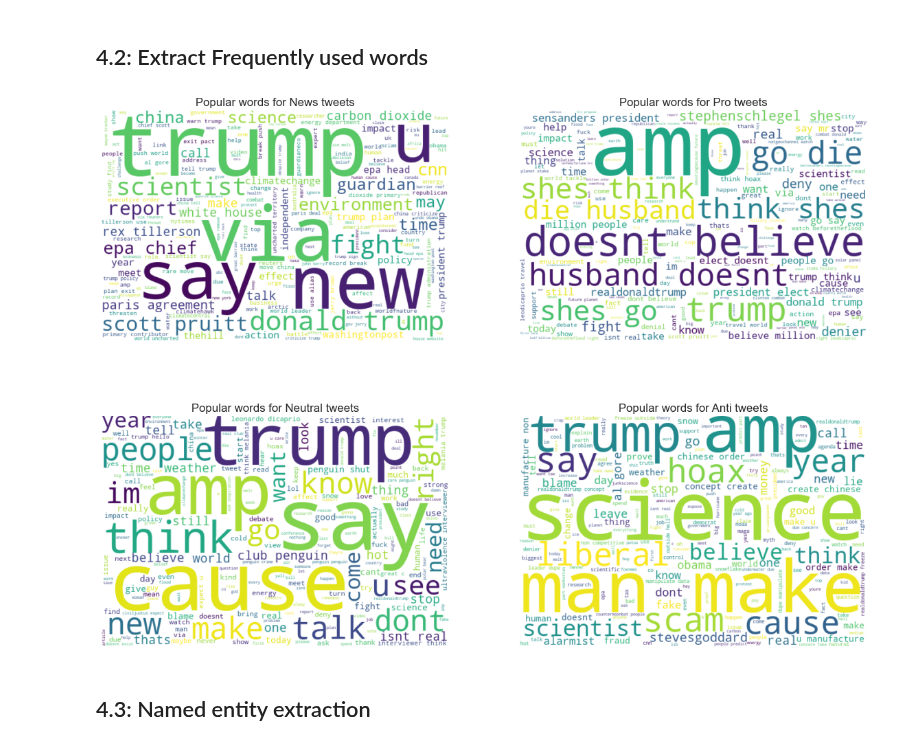
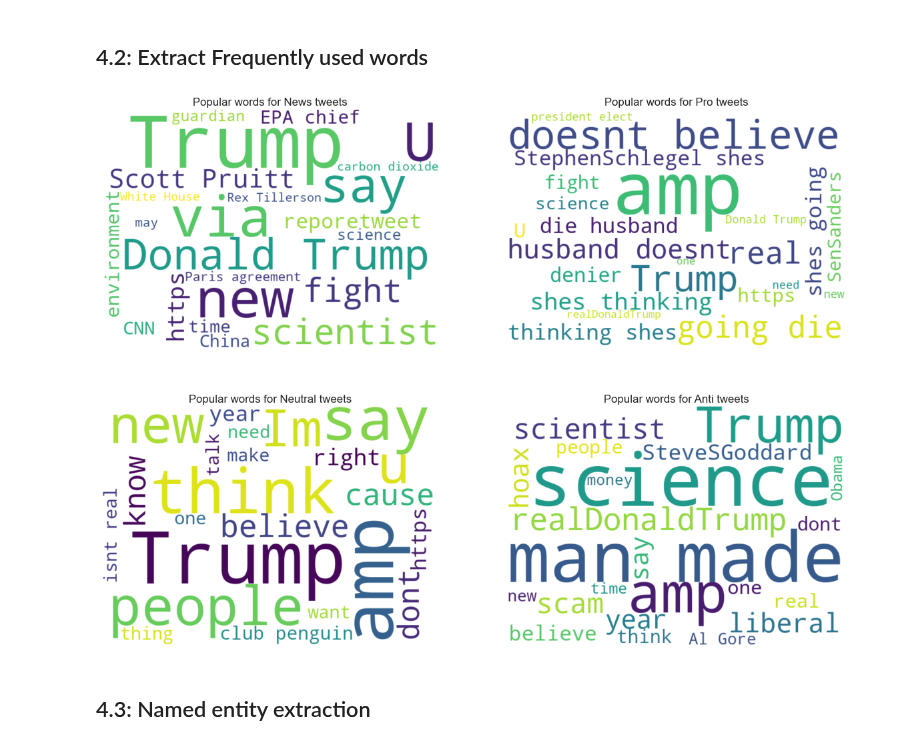
Before and after one commit to Mahlomola-Moses/classification-predict-streamlit-template, a Jupyter notebook: Team_JS_2_Predict.ipynb, the cells around one changed output. Cells and saved outputs as stored; diff of their text form; code cells hidden in the pictures.

Commit message:
Update params, wordcloud

```diff
--- a/Team_JS_2_Predict.ipynb
+++ b/Team_JS_2_Predict.ipynb
@@ -160,16 +160,22 @@ Function for cleaning the data:
 * Remove stop words
 * Lemmitazation
 # %%
-def clean_tweets(message, remove_stopwords=False):
+def clean_tweets(message, remove_stopwords=False, eda = False, lemma=True):
     """
     A function to preprocess tweets for model training and exploratory data analysis
-    :param message: String, to be cleaned
-    :param remove_stopwords: Bool, defualt is False, set to true if using message for EDA
+    :param message: String, message to be cleaned
+    :param remove_stopwords: Bool, defualt is False, set to true to remove stopwords
+    :param eda: Bool, defualt is False, set to true to return cleaned but readable string
+    :param lemma: Bool, deafautl is True, lemmatize.
     return: String, message
     """
 
-    # change all words into lower case
-    message = message.lower()
+    if eda == False:
+        # change all words into lower case
+        message = message.lower()
+
+    if eda == True:
+        message = re.sub('RT|rt','retweet',message)
 
     # replace all url-links with url-web
     url = r'http[s]?://(?:[A-Za-z]|[0-9]|[$-_@.&+]|[!*\(\),]|(?:%[0-9A-Fa-f][0-9A-Fa-f]))+'
@@ -180,30 +186,30 @@ def clean_tweets(message, remove_stopwords=False):
     message = re.sub(r'[^\w\s]','',message)
     message = re.sub('[0-9]+', '', message)
     message = re.sub(r'[!"#$%&()*+,-./:;<=>?@[\]^_`{|}~âã¢¬¦¢’‘‚…]', ' ', message)
-    message = re.sub("â|ã", " ", message)  # removes strange character
+    message = re.sub("â|ã|Ã|Â", " ", message)  # removes strange character
     message = re.sub("\\s+", " ", message)  # fills white spaces
     message = message.lstrip()  # removes whitespaces before string
     message = message.rstrip()  # removes whitespaces after string
 
-    # remove stopwords if wordcloud
+
     if remove_stopwords == True:
+        # remove stopwords if wordcloud
         stop_words = stopwords.words('english')
         stop_words.append('web')
         stop_words.append('climate')
         stop_words.append('change')
         stop_words.append('global')
         stop_words.append('warming')
-        stop_words.append('rt')
+        stop_words.append('retweet')
         stop_words.append('u')
         message = ' '.join([word for word in message.split(' ') if not word in stop_words])
 
-
-    # lemmatizing all words
-    message = message.lower()
-    lemmatizer = WordNetLemmatizer()
-    message = [lemmatizer.lemmatize(token) for token in message.split(" ")]
-    message = [lemmatizer.lemmatize(token, "v") for token in message]
-    message = " ".join(message)
+    if lemma == True:
+      # lemmatizing all words
+        lemmatizer = WordNetLemmatizer()
+        message = [lemmatizer.lemmatize(token) for token in message.split(" ")]
+        message = [lemmatizer.lemmatize(token, "v") for token in message]
+        message = " ".join(message)
 
     return message
 # %%
@@ -375,7 +380,8 @@ plt.show()
 ## 4.2: Extract Frequently used words
 # %%
 # prep data for eda by removing stop words
-train['message_clean_eda']=train['message'].apply(lambda x: clean_tweets(message =x, remove_stopwords=True))
+train['message_clean_eda']=train['message'].apply(lambda x: clean_tweets(message =x, remove_stopwords=True,
+                                                                         eda=True, lemma=False))
 # %%
 news_tweets = ' '.join([text for text in train['message_clean_eda']
                         [train['sentiment'] == 2]])
@@ -392,26 +398,27 @@ full_title = ['Popular words for News tweets',
               'Popular words for Anti tweets']
 tweet_list = [news_tweets, pro_tweets,neutral_tweets, anti_tweets]
 # %%
-# Create word clouds of the most common words in each sentiment class
-wc = WordCloud(width=600, height=400,
+# Create word clouds of the 23 most common words in each sentiment class
+wc = WordCloud(width=700, height=500,
                background_color='white',
+               max_words = 23,
                max_font_size=150, random_state=42)
 
 plt.rcParams['figure.figsize'] = [20, 15]
 
 # Create subplots
 
 for i in range(0, len(tweet_list)):
     wc.generate(tweet_list[i])
 
     plt.subplot(2, 2, i + 1)
     plt.imshow(wc, interpolation='bilinear')
     plt.axis("off")
     plt.title(full_title[i])
 
 plt.show()
 # %% [output]
-[figure, old version]
+[figure, new version]
 # %% [markdown]
 ## 4.3: Named entity extraction
 # %% [markdown]
```
Also changed, not shown: parts of 3 cells of this notebook.
